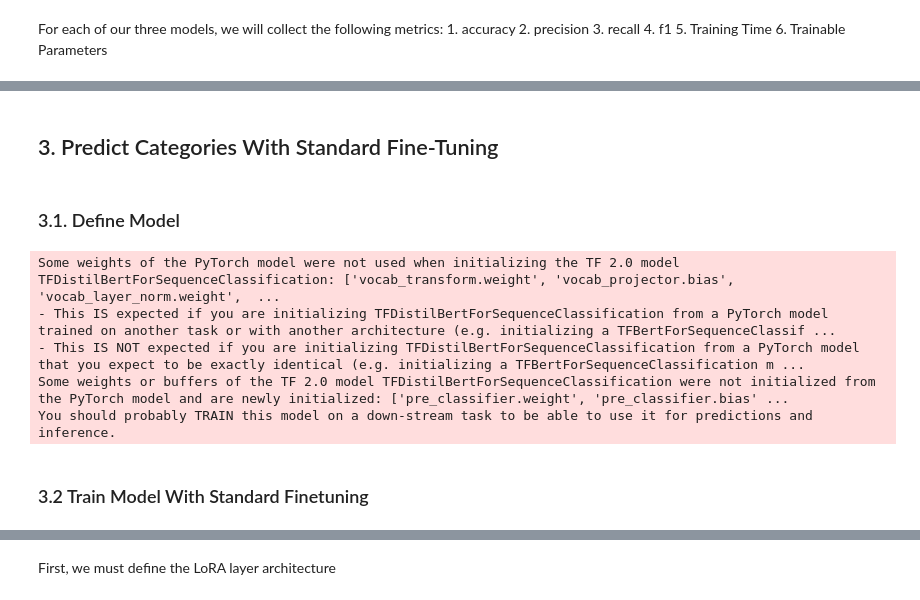
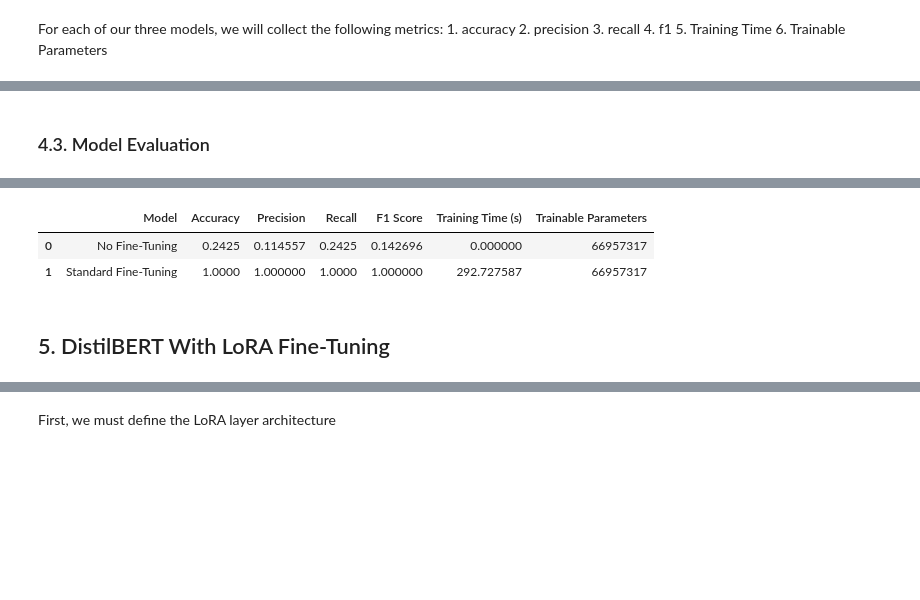
Before and after one commit to BennettJamesBishop/enterprise-email-routing, a Jupyter notebook: fine-tuning-distilBERT.ipynb, the cells around one changed output, grey strips where cells are left out. Saved outputs shown, nothing was run; the diff lists cells and outputs as text; code cells hidden in the pictures; blank space fills up the shorter version.

```diff
--- a/fine-tuning-distilBERT.ipynb
+++ b/fine-tuning-distilBERT.ipynb
@@ -236,0 +293,3 @@ Precision is ill-defined and being set to 0.0 in labels with no predicted sample
+# %%
+std_ft_model = model
+std_ft_model.compile(optimizer=opt, loss=loss, metrics=['accuracy'])
@@ -236,0 +298,9 @@ Precision is ill-defined and being set to 0.0 in labels with no predicted sample
+# %%
+std_ft_start_time = time.time()
+std_ft_model.fit(
+    train_dataset,
+    validation_data=val_dataset,
+    epochs=TRAINING_PARAMETERS["num_epochs"],
+    verbose=1,
+)
+std_ft_end_time = time.time()
@@ -236,0 +314,15 @@ Precision is ill-defined and being set to 0.0 in labels with no predicted sample
+# %% [markdown]
+### 4.3. Model Evaluation
+# %%
+# Evaluate the model
+std_ft_accuracy, std_ft_precision, std_ft_recall, std_ft_f1, std_ft_trainable_params = evaluate_model(std_ft_model)
+std_ft_training_time = std_ft_end_time - std_ft_start_time # Find training time
+
+# Add metrics for "Standard Fine-Tuning"
+std_ft_training_time = std_ft_end_time - std_ft_start_time  # Calculate training time
+add_model_metrics(
+    'Standard Fine-Tuning',
+    std_ft_accuracy, std_ft_precision, std_ft_recall, std_ft_f1,
+    std_ft_training_time, std_ft_trainable_params
+)
+# %% [output]
@@ -237,18 +342,5 @@ Precision is ill-defined and being set to 0.0 in labels with no predicted sample
+|  | Model | Accuracy | Precision | Recall | F1 Score | Training Time (s) | Trainable Parameters |
+| 0 | No Fine-Tuning | 0.2425 | 0.114557 | 0.2425 | 0.142696 | 0.000000 | 66957317 |
+| 1 | Standard Fine-Tuning | 1.0000 | 1.000000 | 1.0000 | 1.000000 | 292.727587 | 66957317 |
 # %% [markdown]
-## 3. Predict Categories With Standard Fine-Tuning
+## 5. DistilBERT With LoRA Fine-Tuning
-# %% [markdown]
-### 3.1. Define Model
-# %%
-# Model setup
-std_ft_model = TFDistilBertForSequenceClassification.from_pretrained('distilbert-base-uncased', num_labels=5)
-opt = tf_keras.optimizers.legacy.Adam(learning_rate=5e-5)
-loss = tf_keras.losses.SparseCategoricalCrossentropy(from_logits=True)  # Raw logits expected
-std_ft_model.compile(optimizer=opt, loss=loss, metrics=['accuracy'])
-# %% [output]
-Some weights of the PyTorch model were not used when initializing the TF 2.0 model TFDistilBertForSequenceClassification: ['vocab_transform.weight', 'vocab_projector.bias', 'vocab_layer_norm.weight',  ...
-- This IS expected if you are initializing TFDistilBertForSequenceClassification from a PyTorch model trained on another task or with another architecture (e.g. initializing a TFBertForSequenceClassif ...
-- This IS NOT expected if you are initializing TFDistilBertForSequenceClassification from a PyTorch model that you expect to be exactly identical (e.g. initializing a TFBertForSequenceClassification m ...
-Some weights or buffers of the TF 2.0 model TFDistilBertForSequenceClassification were not initialized from the PyTorch model and are newly initialized: ['pre_classifier.weight', 'pre_classifier.bias' ...
-You should probably TRAIN this model on a down-stream task to be able to use it for predictions and inference.
-# %% [markdown]
-### 3.2 Train Model With Standard Finetuning
```
Also changed, not shown: parts of 48 cells of this notebook.
